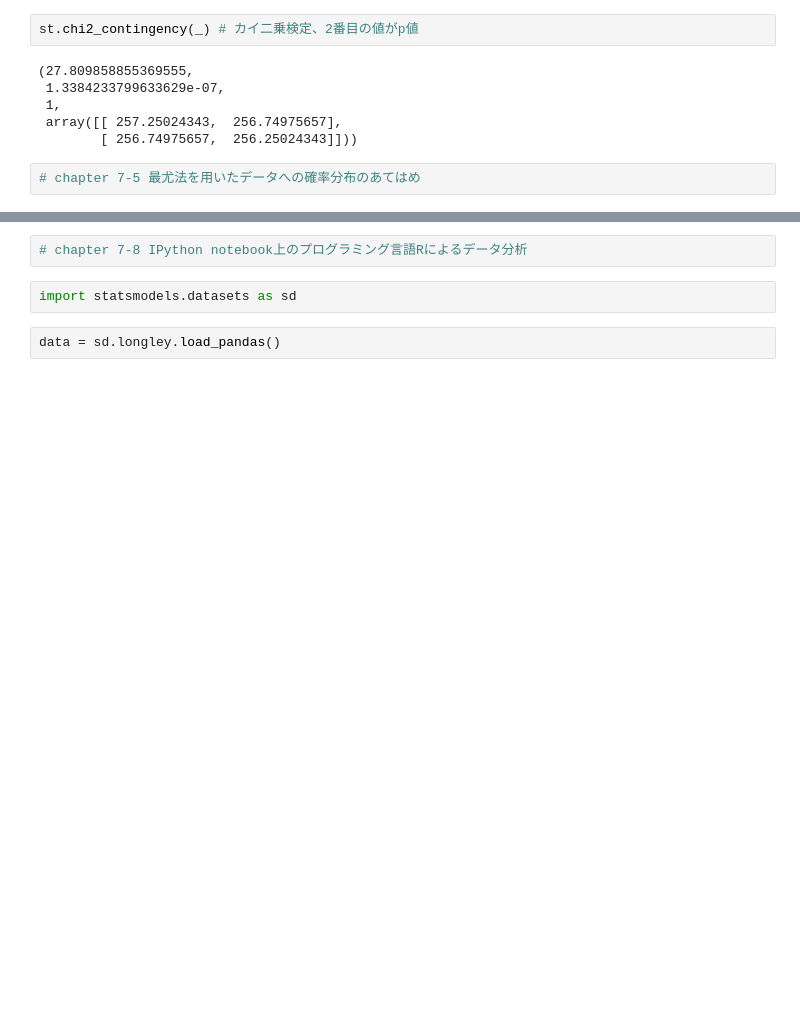
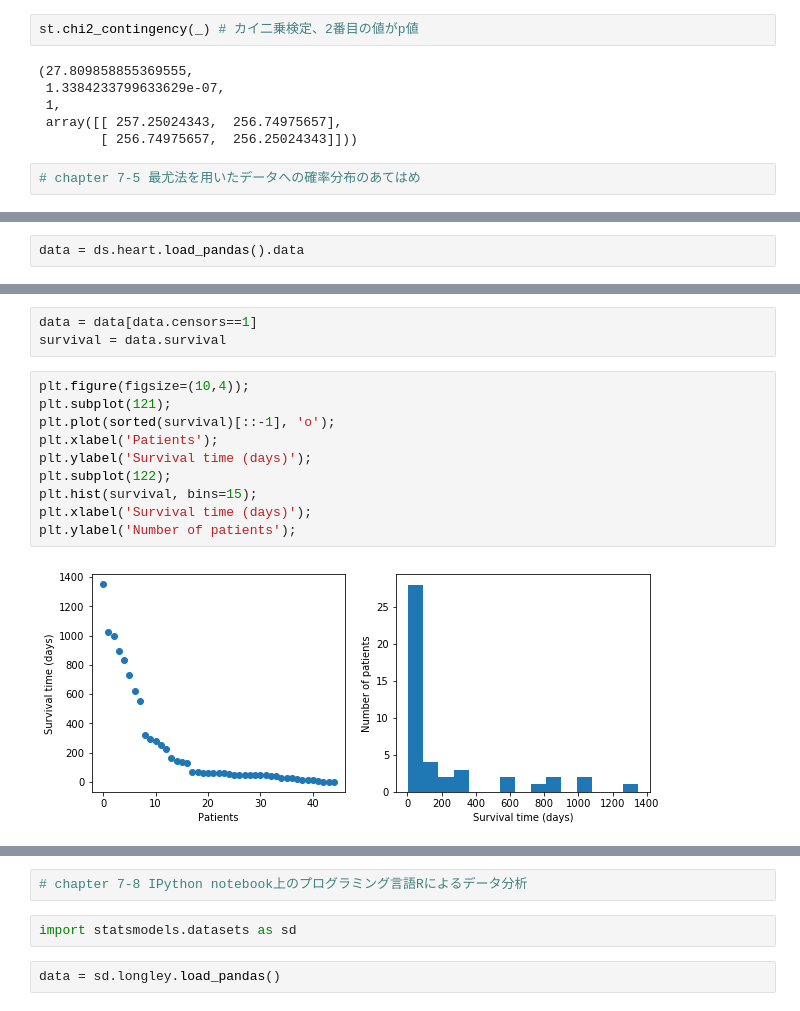
Before and after one commit to discocactus/IPython_DataScienceCookBook, a Jupyter notebook: IPythonDSCB_7.ipynb, the cells around one changed output, grey strips where cells are left out. Saved outputs shown, nothing was run; the diff lists cells and outputs as text; blank space fills up the shorter version.

```diff
--- a/IPythonDSCB_7.ipynb
+++ b/IPythonDSCB_7.ipynb
@@ -205,0 +212,2 @@ st.chi2_contingency(_) # カイ二乗検定、2番目の値がp値
+# %%
+data = ds.heart.load_pandas().data
@@ -205,0 +223,15 @@ st.chi2_contingency(_) # カイ二乗検定、2番目の値がp値
+# %%
+data = data[data.censors==1]
+survival = data.survival
+# %%
+plt.figure(figsize=(10,4));
+plt.subplot(121);
+plt.plot(sorted(survival)[::-1], 'o');
+plt.xlabel('Patients');
+plt.ylabel('Survival time (days)');
+plt.subplot(122);
+plt.hist(survival, bins=15);
+plt.xlabel('Survival time (days)');
+plt.ylabel('Number of patients');
+# %% [output]
+[figure, added]
```
Also changed, not shown: parts of 12 cells of this notebook.
